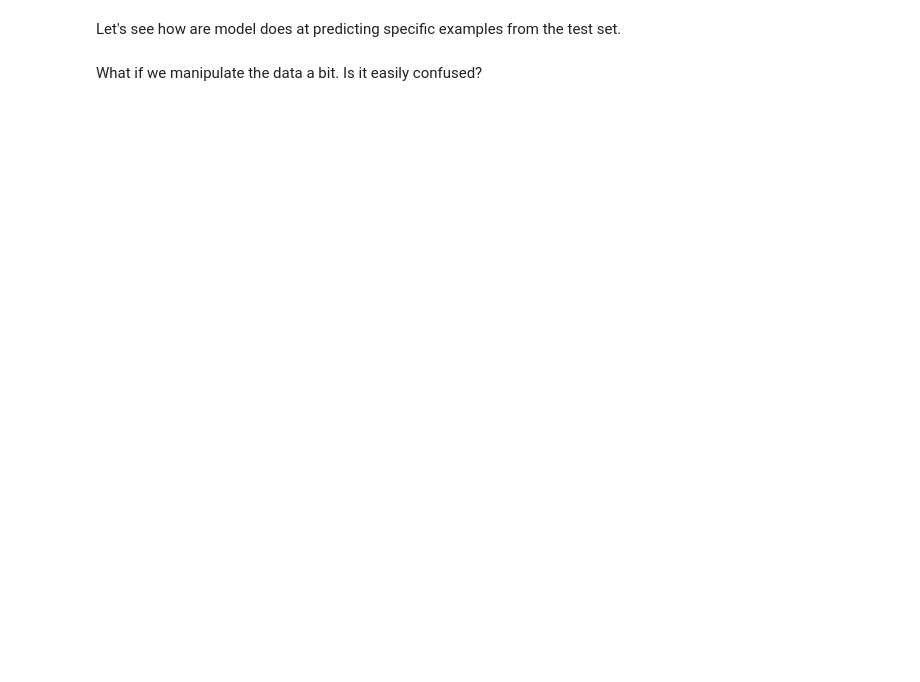
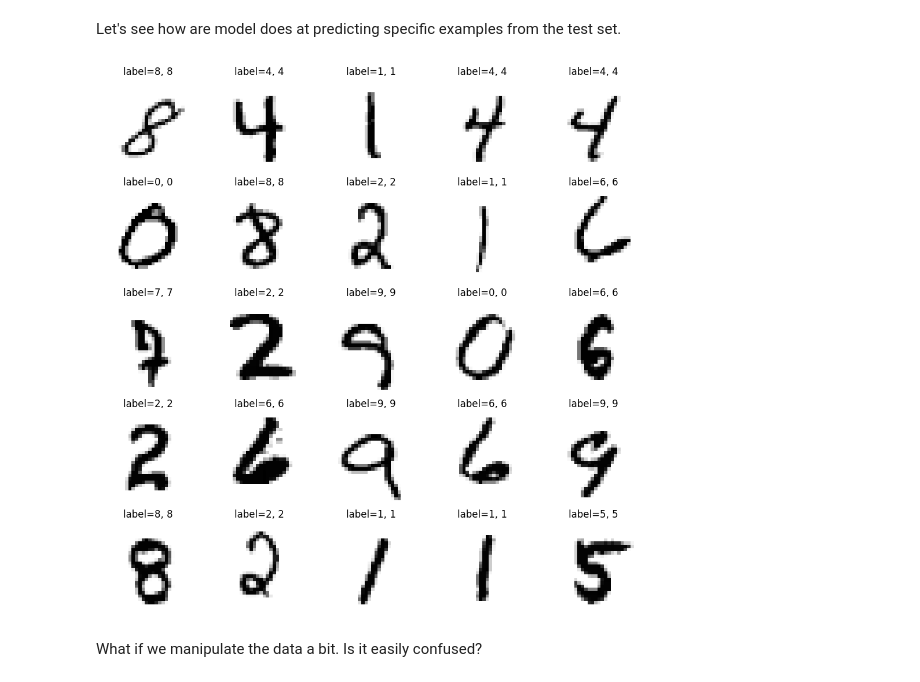
Before and after one commit to uo-phys/comp-phys-26, a Jupyter notebook: notebooks/Dense Neural Network on MNIST Digits.ipynb, the cells around one changed output. Drawn from its saved outputs; the diff is of its cells as text; code cells hidden in the pictures; blank space fills up the shorter version.

```diff
--- a/notebooks/Dense Neural Network on MNIST Digits.ipynb
+++ b/notebooks/Dense Neural Network on MNIST Digits.ipynb
@@ -204,9 +258,11 @@ pred = ...
 # %%
 fig, axs = plt.subplots(5, 5, figsize=(12, 12))
 for i, ax in enumerate(axs.flatten()):
     ax.imshow(test_batch['image'][i, ..., 0], cmap='Grays')
-    ax.set_title(f"label={pred[i]}")
+    ax.set_title(f"label={pred[i]}, {test_batch['label'][i]}")
     ax.axis('off')
+# %% [output]
+[figure, added]
 # %% [markdown]
 What if we manipulate the data a bit.  Is it easily confused?
 # %%
```
Also changed, not shown: parts of 15 cells of this notebook.
